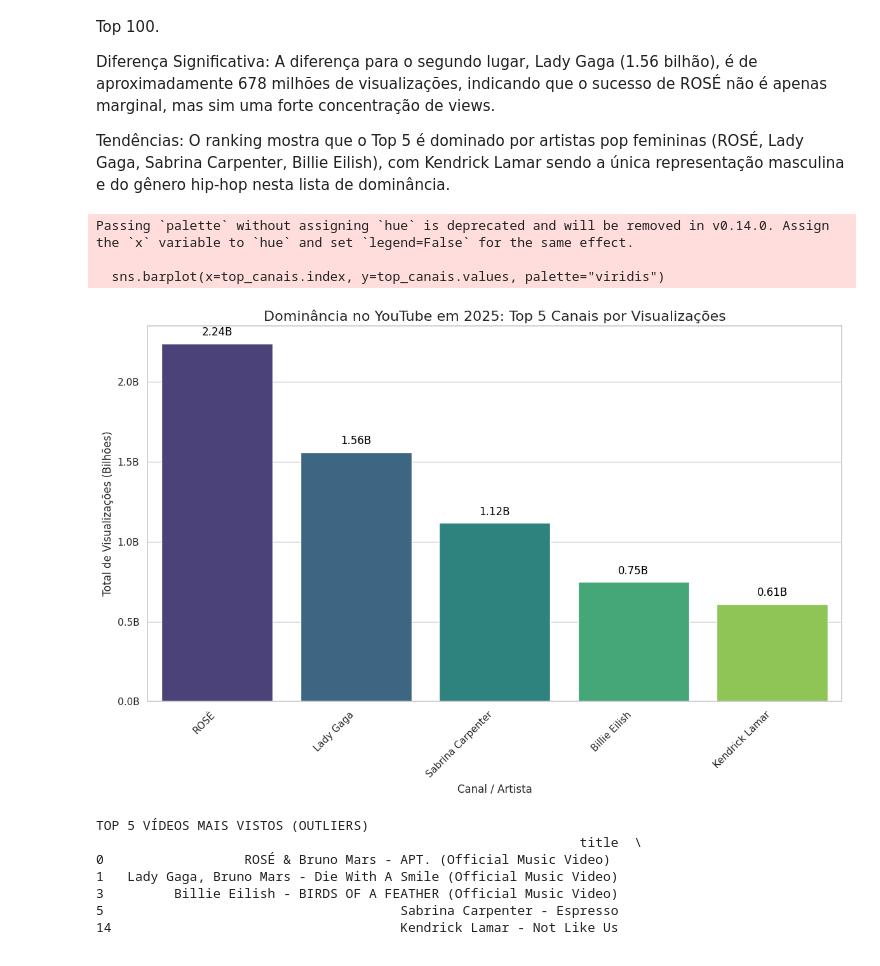
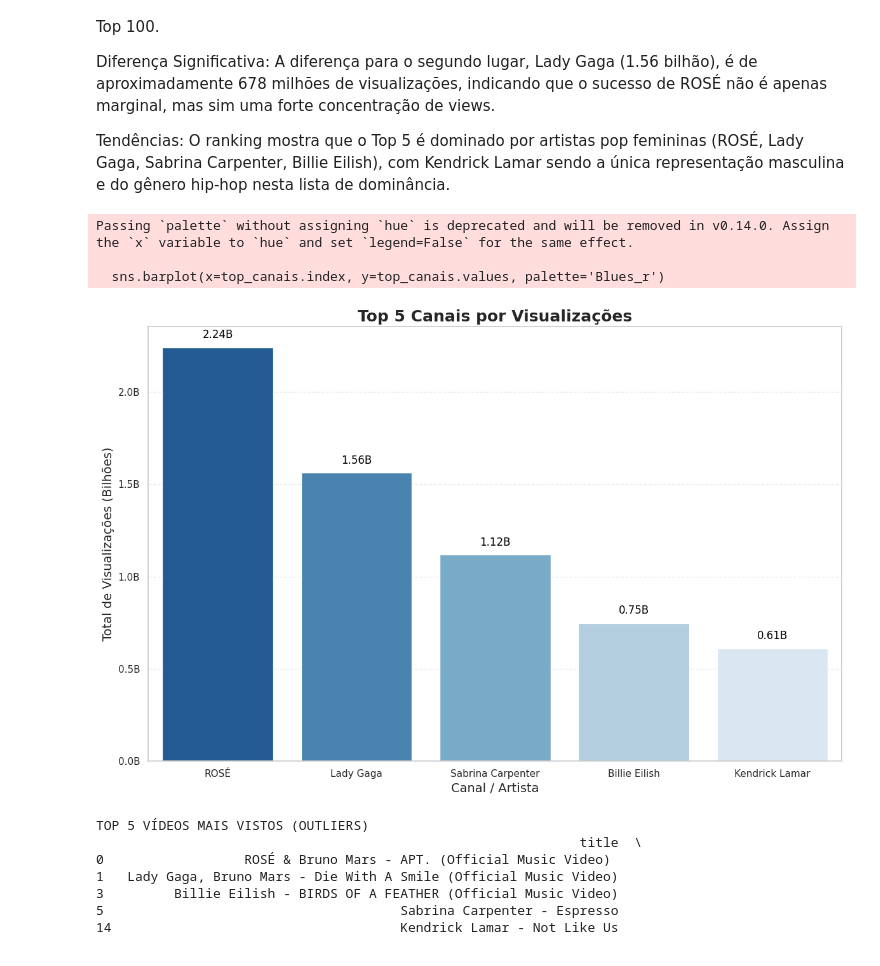
Before and after one commit to gutosavi/youtube-top-100-analysis, a Jupyter notebook: Top100musicas.ipynb, the cells around one changed output. Drawn from its saved outputs; the diff is of its cells as text; code cells hidden in the pictures.

```diff
--- a/Top100musicas.ipynb
+++ b/Top100musicas.ipynb
@@ -79,32 +79,34 @@ Tendências: O ranking mostra que o Top 5 é dominado por artistas pop femininas
 # %%
 # Visualização da análise anterior através de um gráfico em barras
 
 plt.figure(figsize=(12, 8))
-sns.barplot(x=top_canais.index, y=top_canais.values, palette="viridis")
+sns.barplot(x=top_canais.index, y=top_canais.values, palette='Blues_r')
 
-plt.title('Dominância no YouTube em 2025: Top 5 Canais por Visualizações', fontsize=16)
-plt.xlabel('Canal / Artista', fontsize=12)
-plt.ylabel('Total de Visualizações (Bilhões)', fontsize=12)
+plt.title('Top 5 Canais por Visualizações', fontsize=18, fontweight='bold')
+plt.xlabel('Canal / Artista', fontsize=14)
+plt.ylabel('Total de Visualizações (Bilhões)', fontsize=14)
 
 def format_billions(x, pos):
     return f'{x / 1e9:.1f}B'
 
 from matplotlib.ticker import FuncFormatter
 formatter = FuncFormatter(format_billions)
 plt.gca().yaxis.set_major_formatter(formatter)
 
-plt.xticks(rotation=45, ha='right')
+#plt.xticks(rotation=45, ha='right')
+plt.grid(axis='y', linestyle='--', alpha=0.4)
+plt.grid(axis='x', visible=False)
 
 for index, value in enumerate(top_canais.values):
     plt.text(index, value + 50000000, f'{value/1e9:.2f}B', color='black', ha="center")
 
 plt.tight_layout()
 plt.show()
 # %% [output]
 Passing `palette` without assigning `hue` is deprecated and will be removed in v0.14.0. Assign the `x` variable to `hue` and set `legend=False` for the same effect.
 
-  sns.barplot(x=top_canais.index, y=top_canais.values, palette="viridis")
+  sns.barplot(x=top_canais.index, y=top_canais.values, palette='Blues_r')
-[figure, old version]
+[figure, new version]
 # %%
 coluna_visualizacoes = 'view_count'
 coluna_titulo = 'title'
```
Also changed, not shown: parts of 5 cells of this notebook.
